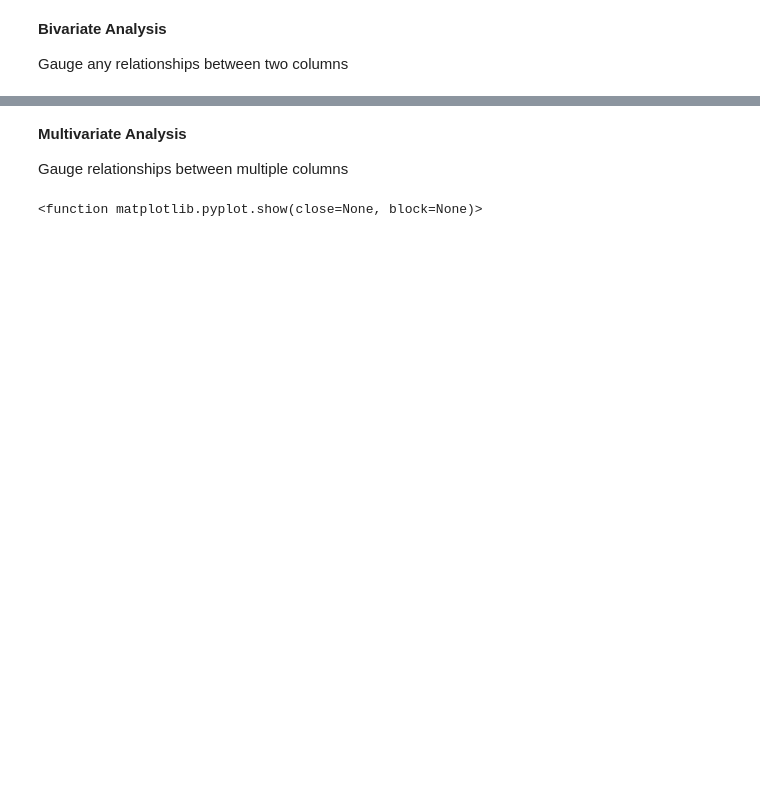
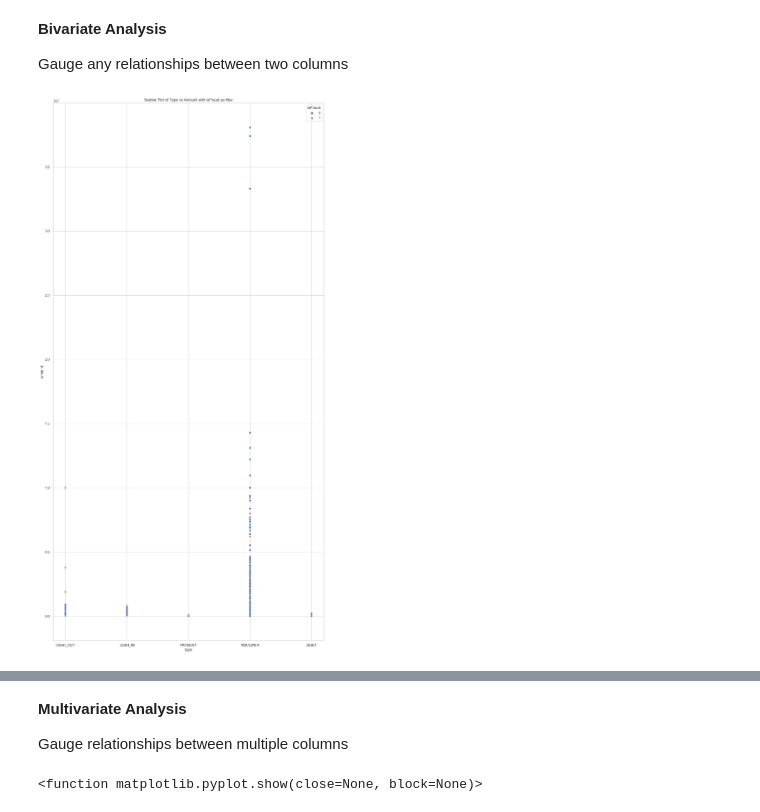
Before and after one commit to nasehacho/financial-fraud-detection, a Jupyter notebook: notebooks/01-Fraud-Data-Initial-EDA.ipynb, the cells around one changed output, grey strips where cells are left out. Drawn from its saved outputs; the diff is of its cells as text; code cells hidden in the pictures; blank space fills up the shorter version.

```diff
--- a/notebooks/01-Fraud-Data-Initial-EDA.ipynb
+++ b/notebooks/01-Fraud-Data-Initial-EDA.ipynb
@@ -71,3 +134,12 @@ Gauge distributions within the dataset and identify any outliers
 **Bivariate Analysis**
 
 Gauge any relationships between two columns
+# %%
+# type vs. amount with hue of isFraud
+
+plt.figure(figsize=(15, 30))
+sns.scatterplot(x='type', y='amount', hue='isFraud', data=fraud_new_df)
+plt.title('Scatter Plot of Type vs Amount with isFraud as Hue')
+plt.show()
+# %% [output]
+[figure, added]
```
Also changed, not shown: parts of 13 cells of this notebook.
